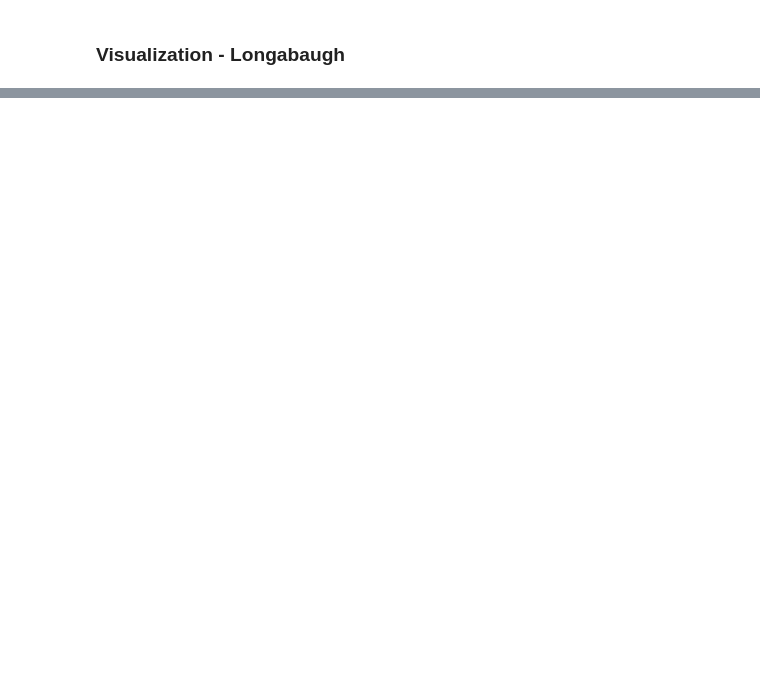
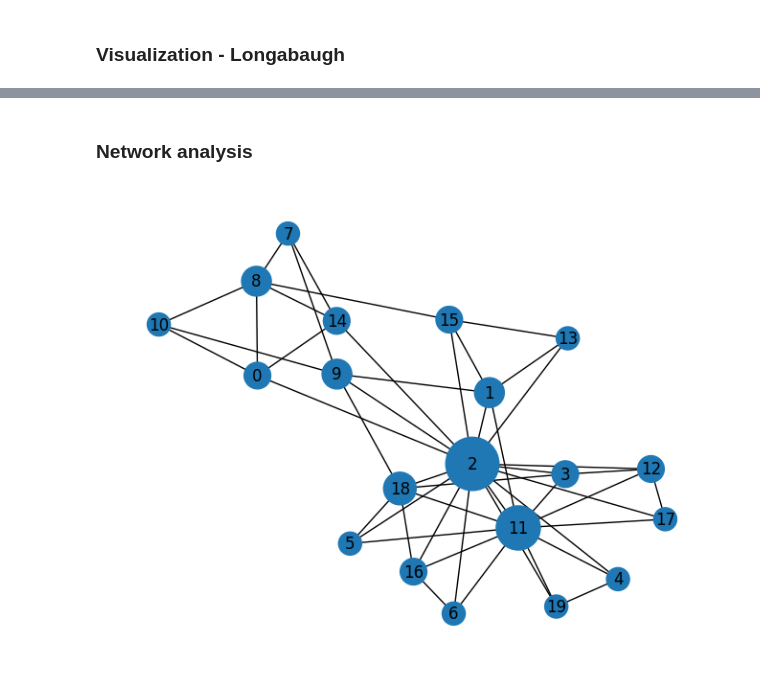
Before and after one commit to Geunhyeong-Han/shs-literature-text-mining, a Jupyter notebook: main.ipynb, the cells around one changed output, grey strips where cells are left out. Cells and saved outputs as stored; diff of their text form; code cells hidden in the pictures; blank space fills up the shorter version.

```diff
--- a/main.ipynb
+++ b/main.ipynb
@@ -855,0 +864,33 @@ draw_adjacency_matrix(G, partitions=partitions, colors=colors)
+# %% [markdown]
+### Network analysis
+# %%
+from operator import itemgetter
+
+clustering = SpectralClustering(n_clusters=n_clusters, assign_labels="discretize", random_state=0).fit(X)
+
+# 각 클러스터의 중심점 계산
+centroids = []
+for i in range(n_clusters):
+    members = X[clustering.labels_ == i]
+    centroid = members.mean(axis=0).A
+    if centroid.shape[0] == 1:
+        centroid = centroid[0]
+    centroids.append(centroid)
+
+similarity_matrix = cosine_similarity(centroids)
+
+# 각 클러스터에서 가장 유사한 3개의 클러스터를 찾기
+top_clusters = {}
+for i in range(n_clusters):
+    similar_clusters = sorted(list(enumerate(similarity_matrix[i])), key=itemgetter(1), reverse=True)[1:4]
+    top_clusters[i] = [idx for idx, similarity in similar_clusters]
+
+G = nx.Graph()
+for cluster, neighbors in top_clusters.items():
+    for neighbor in neighbors:
+        G.add_edge(cluster, neighbor)
+
+sizes = [G.degree(node) * 100 for node in G]
+nx.draw(G, with_labels=True, node_size=sizes)
+# %% [output]
+[figure, added]
```
Also changed, not shown: parts of 12 cells of this notebook.
